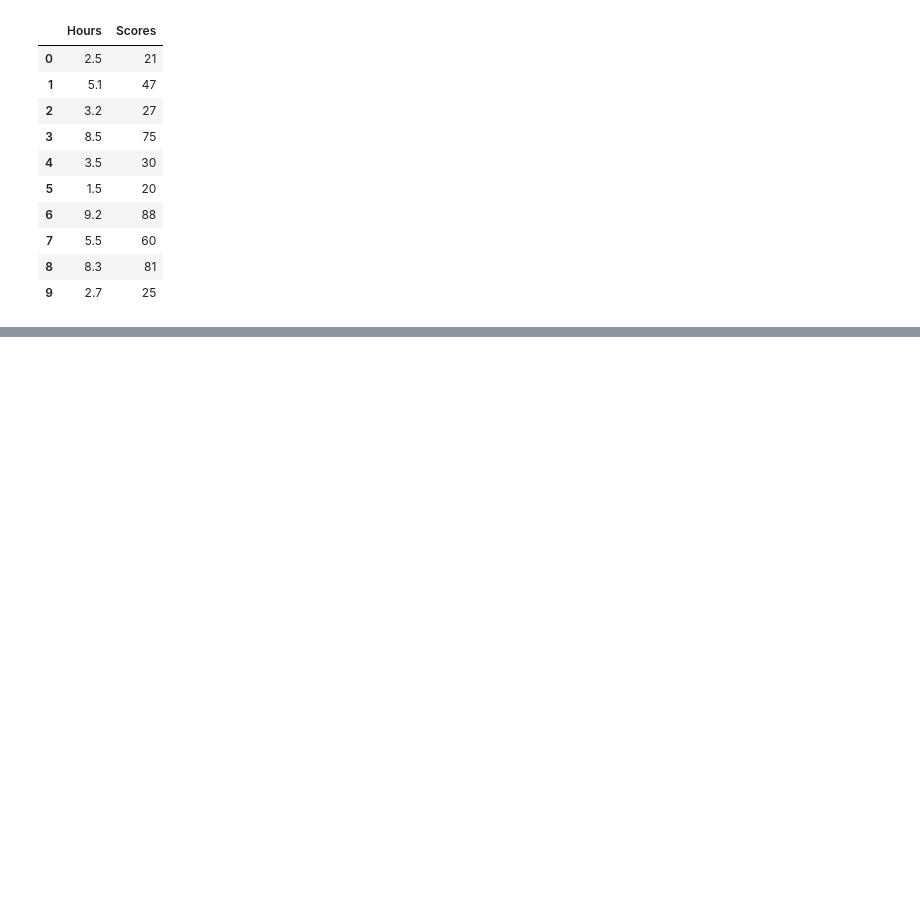
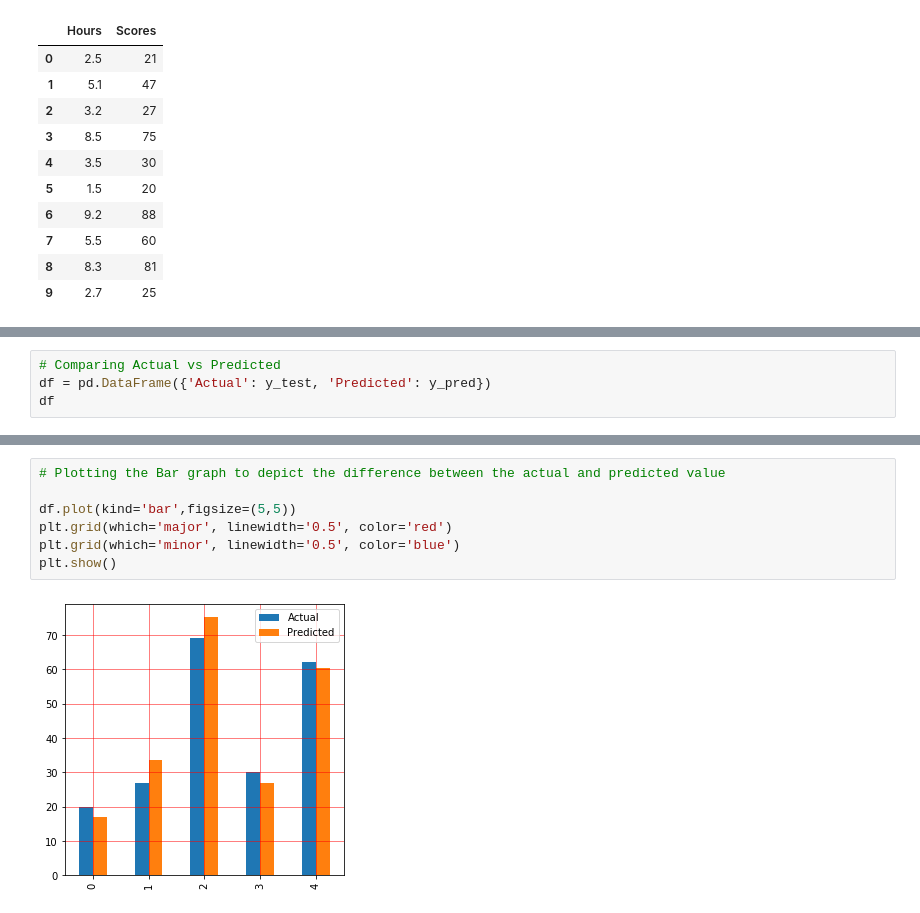
Before and after one commit to Aadarshlegend/data-and-business, a Jupyter notebook: Data and Business Analytics.ipynb, the cells around one changed output, grey strips where cells are left out. Drawn from its saved outputs; the diff is of its cells as text; blank space fills up the shorter version.

```diff
--- a/Data and Business Analytics.ipynb
+++ b/Data and Business Analytics.ipynb
@@ -27,0 +106,4 @@ Data import successful
+# %%
+# Comparing Actual vs Predicted
+df = pd.DataFrame({'Actual': y_test, 'Predicted': y_pred})
+df
@@ -27,0 +124,9 @@ Data import successful
+# %%
+# Plotting the Bar graph to depict the difference between the actual and predicted value
+
+df.plot(kind='bar',figsize=(5,5))
+plt.grid(which='major', linewidth='0.5', color='red')
+plt.grid(which='minor', linewidth='0.5', color='blue')
+plt.show()
+# %% [output]
+[figure, added]
```
Also changed, not shown: parts of 32 cells of this notebook.
